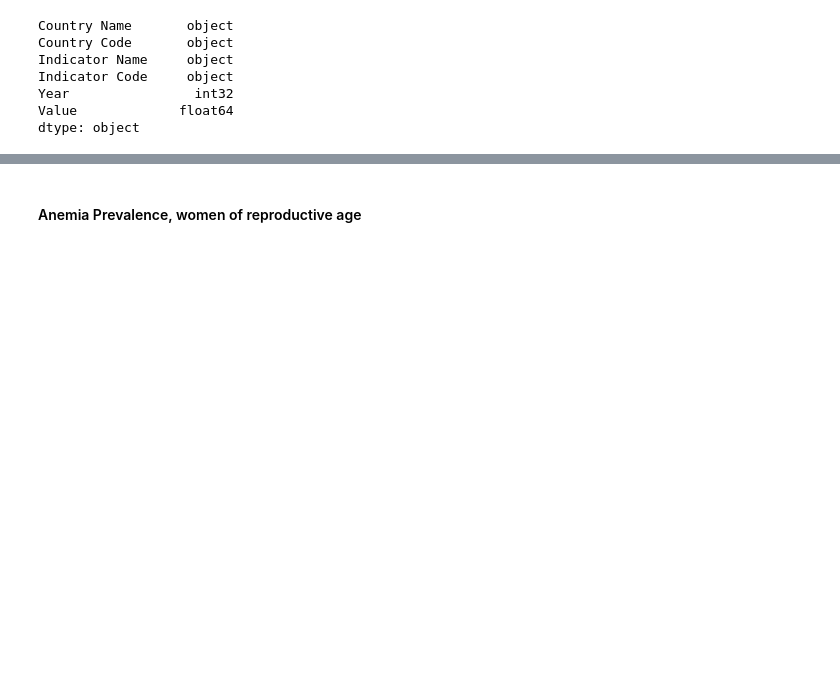
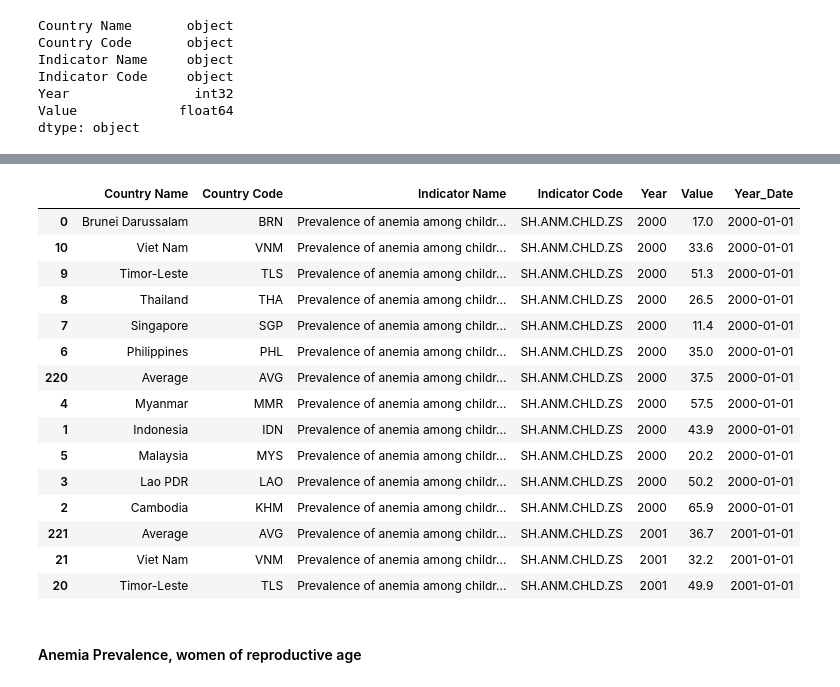
Before and after one commit to leon-pscl/CPE311_Computational-Thinking-with-Python, a Jupyter notebook: Final/ADSE/CleanItUp.ipynb, the cells around one changed output, grey strips where cells are left out. Saved outputs shown, nothing was run; the diff lists cells and outputs as text; code cells hidden in the pictures; blank space fills up the shorter version.

```diff
--- a/Final/ADSE/CleanItUp.ipynb
+++ b/Final/ADSE/CleanItUp.ipynb
@@ -158,3 +158,23 @@ df_with_averages.query("`Country Name` == 'Average'")
 # %%
-SEA_Anemia_U5_melted['Year_Date'] = pd.to_datetime(SEA_Anemia_U5_melted['Year'].astype(str) + '-01-01')
+df_with_averages['Year_Date'] = pd.to_datetime(df_with_averages['Year'].astype(str) + '-01-01')
+# %%
+SEA_Anemia_U5_with_averages = df_with_averages
+SEA_Anemia_U5_with_averages.head(15)
+# %% [output]
+|  | Country Name | Country Code | Indicator Name | Indicator Code | Year | Value | Year_Date |
+| 0 | Brunei Darussalam | BRN | Prevalence of anemia among childr... | SH.ANM.CHLD.ZS | 2000 | 17.0 | 2000-01-01 |
+| 10 | Viet Nam | VNM | Prevalence of anemia among childr... | SH.ANM.CHLD.ZS | 2000 | 33.6 | 2000-01-01 |
+| 9 | Timor-Leste | TLS | Prevalence of anemia among childr... | SH.ANM.CHLD.ZS | 2000 | 51.3 | 2000-01-01 |
+| 8 | Thailand | THA | Prevalence of anemia among childr... | SH.ANM.CHLD.ZS | 2000 | 26.5 | 2000-01-01 |
+| 7 | Singapore | SGP | Prevalence of anemia among childr... | SH.ANM.CHLD.ZS | 2000 | 11.4 | 2000-01-01 |
+| 6 | Philippines | PHL | Prevalence of anemia among childr... | SH.ANM.CHLD.ZS | 2000 | 35.0 | 2000-01-01 |
+| 220 | Average | AVG | Prevalence of anemia among childr... | SH.ANM.CHLD.ZS | 2000 | 37.5 | 2000-01-01 |
+| 4 | Myanmar | MMR | Prevalence of anemia among childr... | SH.ANM.CHLD.ZS | 2000 | 57.5 | 2000-01-01 |
+| 1 | Indonesia | IDN | Prevalence of anemia among childr... | SH.ANM.CHLD.ZS | 2000 | 43.9 | 2000-01-01 |
+| 5 | Malaysia | MYS | Prevalence of anemia among childr... | SH.ANM.CHLD.ZS | 2000 | 20.2 | 2000-01-01 |
+| 3 | Lao PDR | LAO | Prevalence of anemia among childr... | SH.ANM.CHLD.ZS | 2000 | 50.2 | 2000-01-01 |
+| 2 | Cambodia | KHM | Prevalence of anemia among childr... | SH.ANM.CHLD.ZS | 2000 | 65.9 | 2000-01-01 |
+| 221 | Average | AVG | Prevalence of anemia among childr... | SH.ANM.CHLD.ZS | 2001 | 36.7 | 2001-01-01 |
+| 21 | Viet Nam | VNM | Prevalence of anemia among childr... | SH.ANM.CHLD.ZS | 2001 | 32.2 | 2001-01-01 |
+| 20 | Timor-Leste | TLS | Prevalence of anemia among childr... | SH.ANM.CHLD.ZS | 2001 | 49.9 | 2001-01-01 |
 # %%
```
Also changed, not shown: parts of 2 cells of this notebook, 1 other file.
